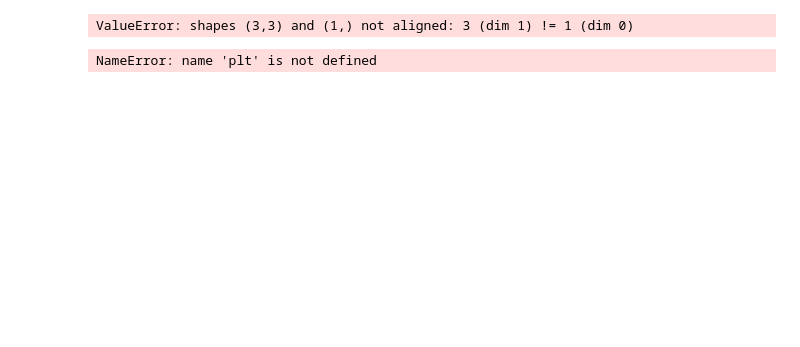
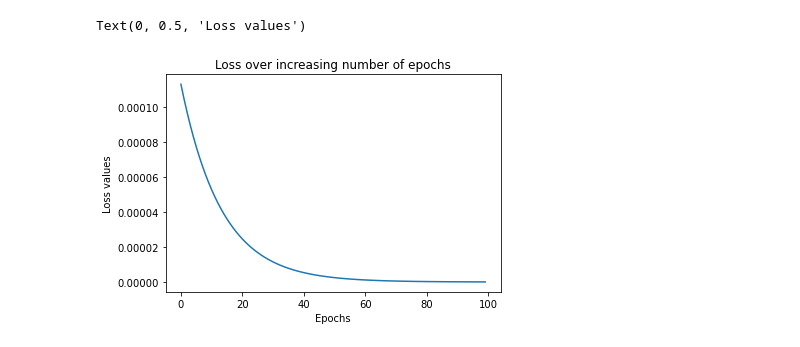
Before and after one commit to thuelund/computer_vision, a Jupyter notebook: NN_numpy/NN_numpy.ipynb, the cells around one changed output. Cells and saved outputs as stored; diff of their text form; code cells hidden in the pictures; blank space fills up the shorter version.

```diff
--- a/NN_numpy/NN_numpy.ipynb
+++ b/NN_numpy/NN_numpy.ipynb
@@ -15,10 +15,10 @@ def update_weights(inputs, outputs, weights, lr):
     original_weights = deepcopy(weights)
     temp_weights = deepcopy(weights)
     update_weights = deepcopy(weights)
-    original_loss = feedforward(inputs, outputs, weights)
+    original_loss = feedforward(inputs, outputs, original_weights)
 
     for i, layer in enumerate(original_weights):
-        for index, weights in np.ndenumerate(layer):
+        for index, weight in np.ndenumerate(layer):
             temp_weights = deepcopy(weights)
             temp_weights[i][index] += 0.0001
             _loss_plus = feedforward(inputs, outputs, temp_weights)
@@ -52,20 +52,22 @@ x = np.array([[1, 1]])
 y = np.array([[0]])
 
 W = [np.array([[-0.0053, 0.3793],[-0.5820, -0.5204],[-0.2723, 0.1896]], dtype=np.float32).T,
-     np.array([[-0.0140, 0.5607, -0.0628]], dtype=np.float32).T,
+     np.array([[-0.0140, 0.5607, -0.0628]], dtype=np.float32),
+     np.array([[0.1528, -0.1745, -0.1135]], dtype=np.float32).T,
      np.array([-0.5516], dtype=np.float32)]
 # %%
 losses = []
+weight_value = []
 
 for epoch in range(100):
     W, loss = update_weights(x,y,W,0.01)
     losses.append(loss)
+    weight_value.append(W[0][0][0])
-# %% [output]
-ValueError: shapes (3,3) and (1,) not aligned: 3 (dim 1) != 1 (dim 0)
 # %%
 plt.plot(losses)
 plt.title('Loss over increasing number of epochs')
-plt.xlable('Epochs')
-plt.ylable('Loss values')
+plt.xlabel('Epochs')
+plt.ylabel('Loss values')
 # %% [output]
-NameError: name 'plt' is not defined
+Text(0, 0.5, 'Loss values')
+[figure, added]
```
Also changed, not shown: parts of 1 cell of this notebook.
